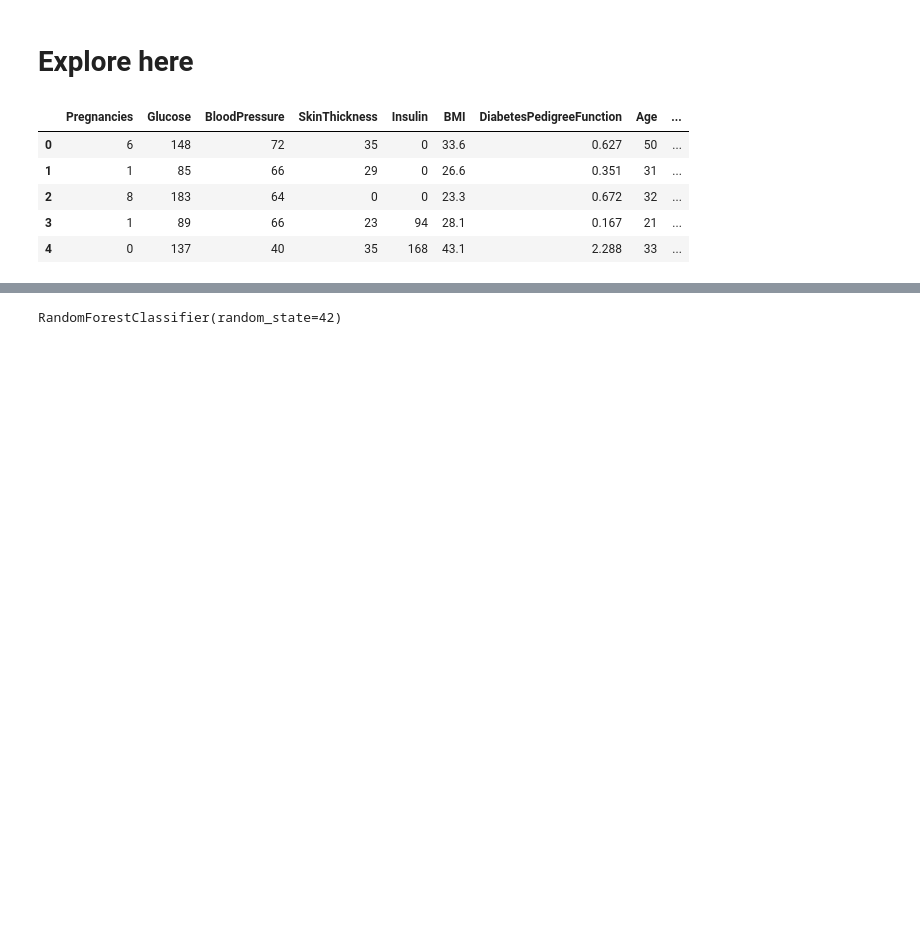
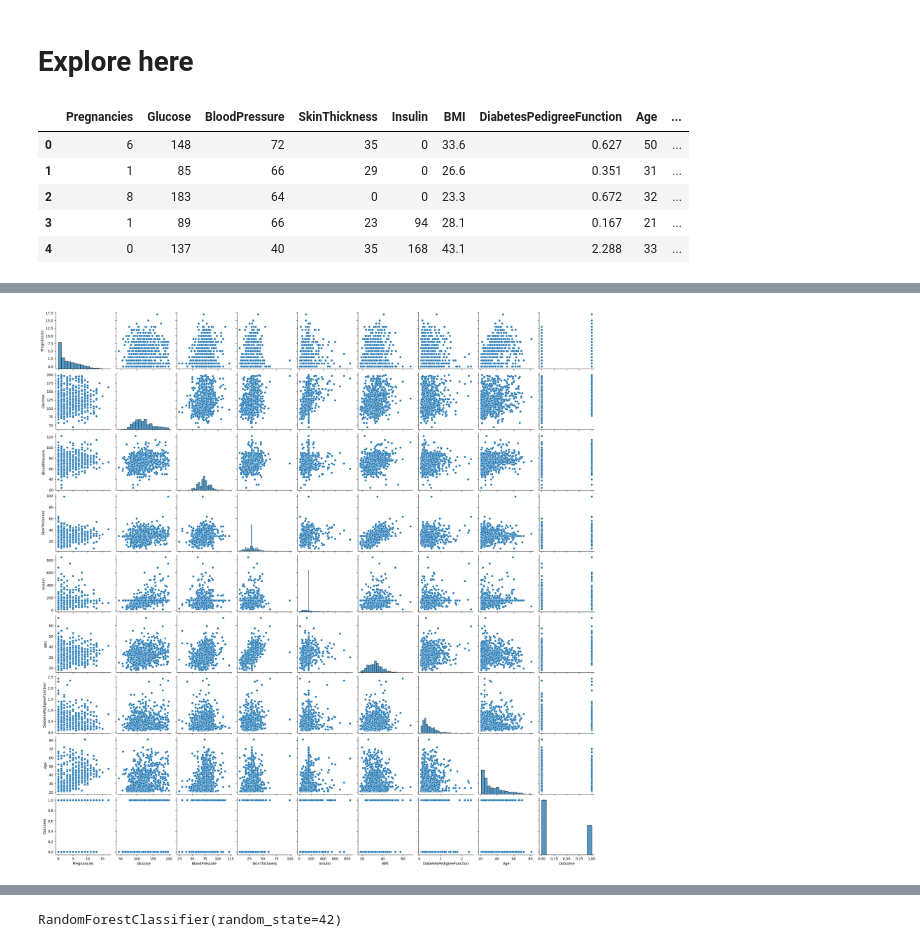
Before and after one commit to Fergo20011/Bosque-aleatorio, a Jupyter notebook: src/explore.ipynb, the cells around one changed output, grey strips where cells are left out. Drawn from its saved outputs; the diff is of its cells as text; code cells hidden in the pictures; blank space fills up the shorter version.

```diff
--- a/src/explore.ipynb
+++ b/src/explore.ipynb
@@ -16,0 +165,6 @@ df.head()
+# %%
+sns.pairplot(data=df)
+plt.tight_layout
+plt.show()
+# %% [output]
+[figure, added]
```
Also changed, not shown: parts of 20 cells of this notebook, 2 other files.
